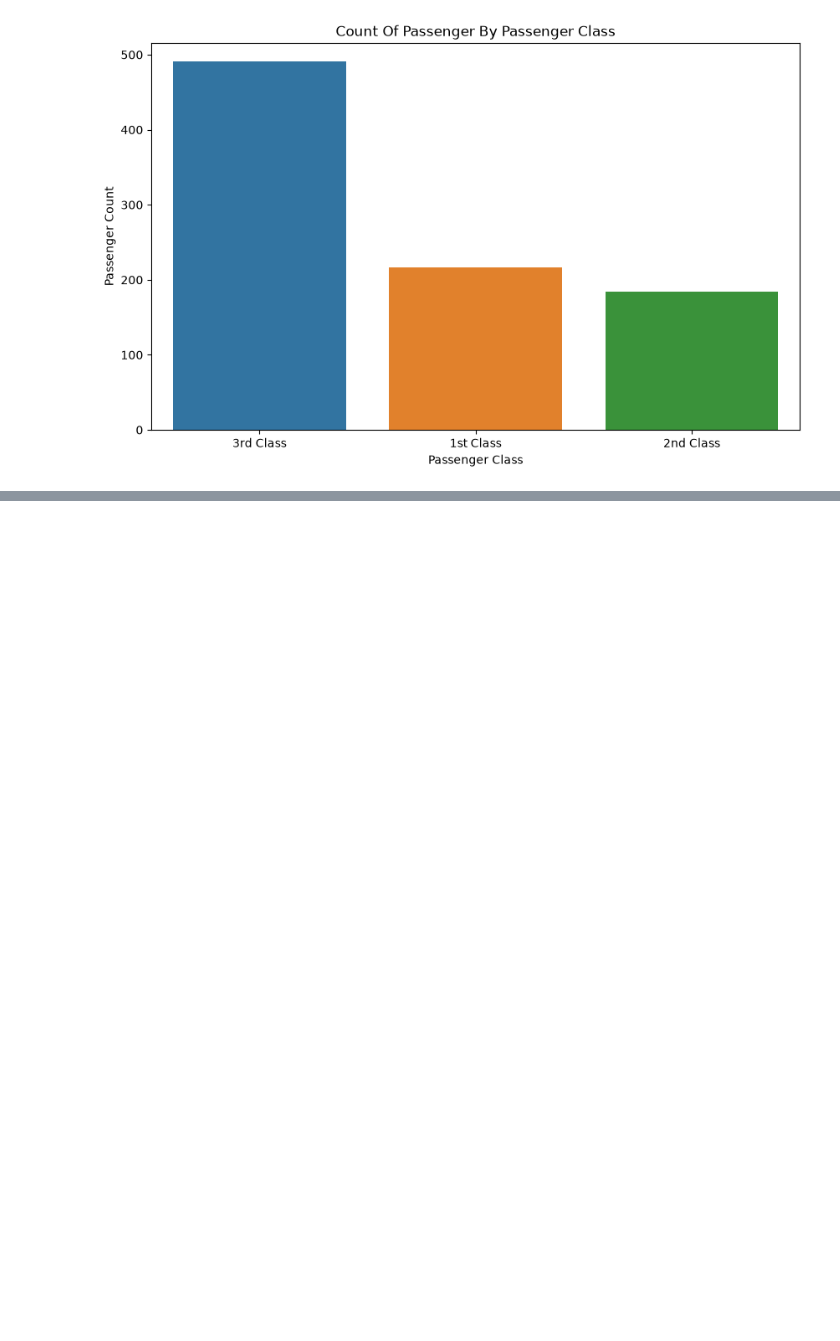
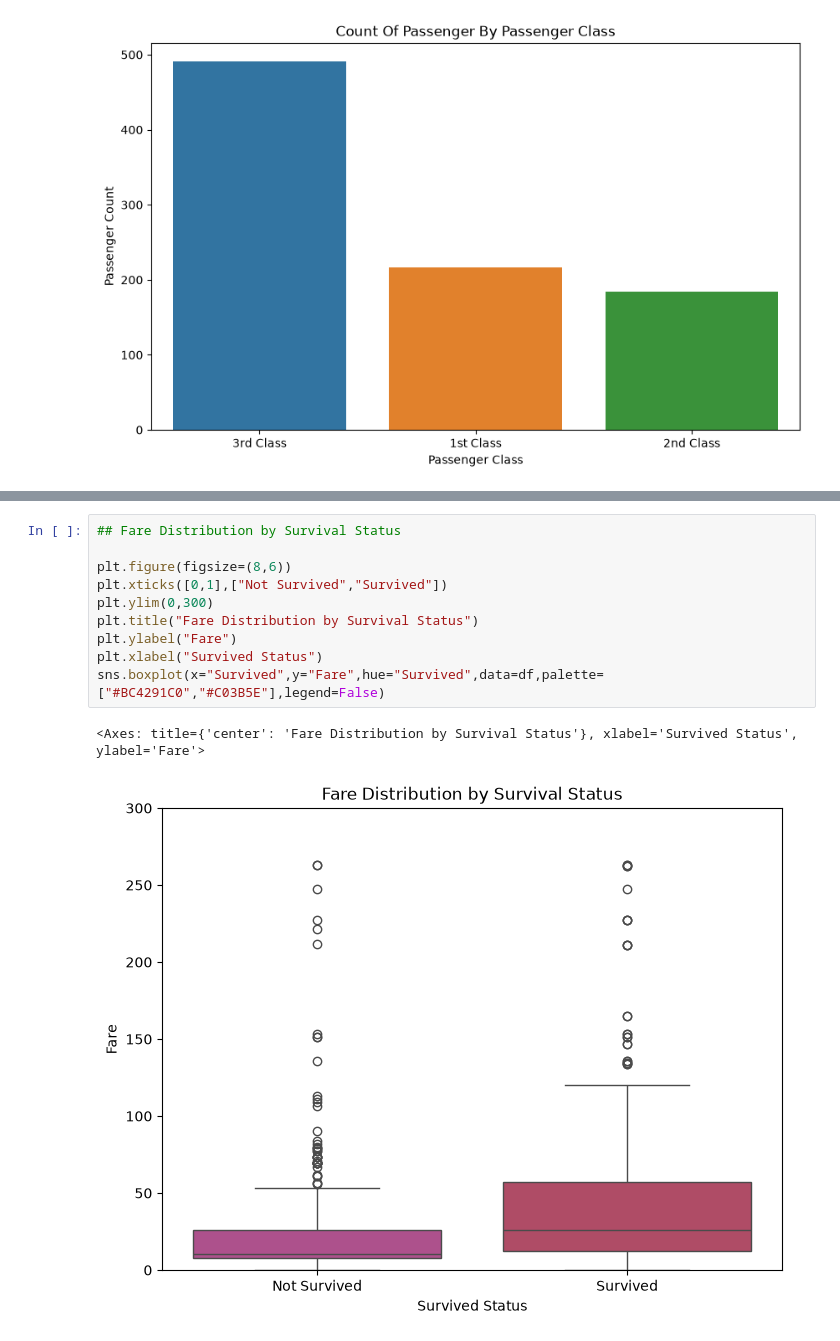
Before and after one commit to Rohit-Bansode/Titanic_Survival_Analysis-EDA, a Jupyter notebook: Notebooks/Titanic_EDA.ipynb, the cells around one changed output, grey strips where cells are left out. Cells and saved outputs as stored; diff of their text form; blank space fills up the shorter version.

```diff
--- a/Notebooks/Titanic_EDA.ipynb
+++ b/Notebooks/Titanic_EDA.ipynb
@@ -274,0 +316,13 @@ plt.show()
+# %%
+## Fare Distribution by Survival Status
+
+plt.figure(figsize=(8,6))
+plt.xticks([0,1],["Not Survived","Survived"])
+plt.ylim(0,300)
+plt.title("Fare Distribution by Survival Status")
+plt.ylabel("Fare")
+plt.xlabel("Survived Status")
+sns.boxplot(x="Survived",y="Fare",hue="Survived",data=df,palette=["#BC4291C0","#C03B5E"],legend=False)
+# %% [output]
+<Axes: title={'center': 'Fare Distribution by Survival Status'}, xlabel='Survived Status', ylabel='Fare'>
+[figure, added]
```
Also changed, not shown: parts of 4 cells of this notebook.
